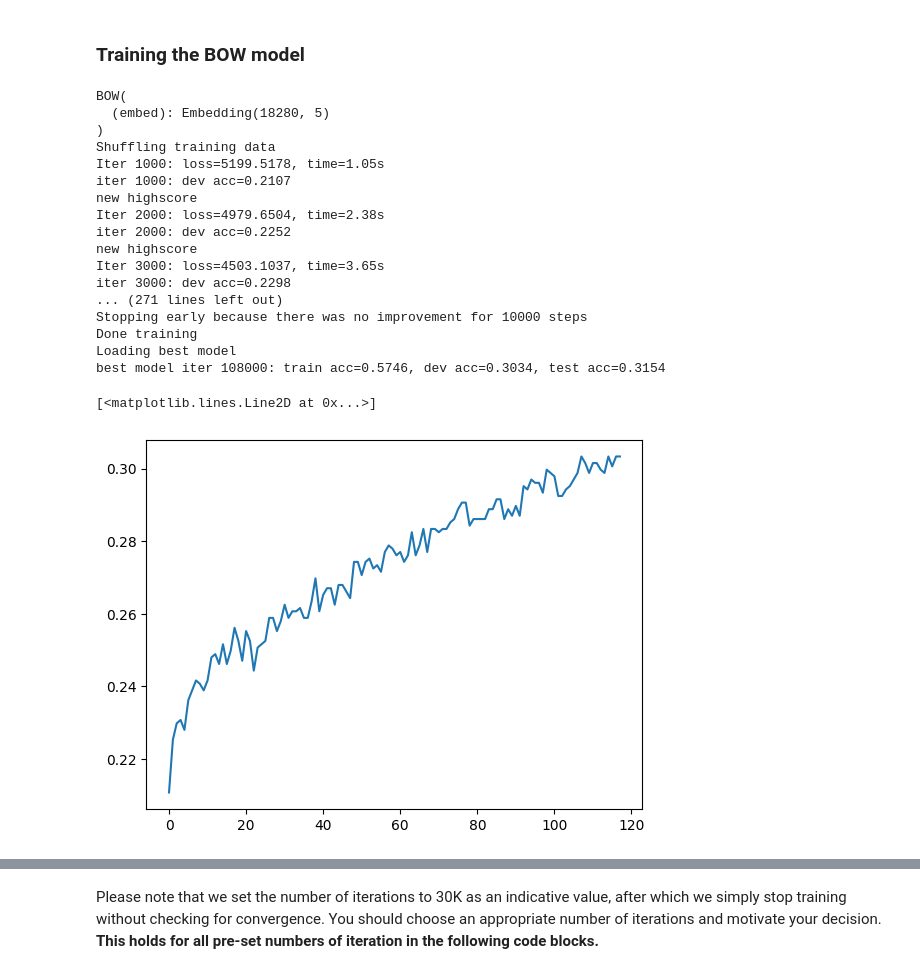
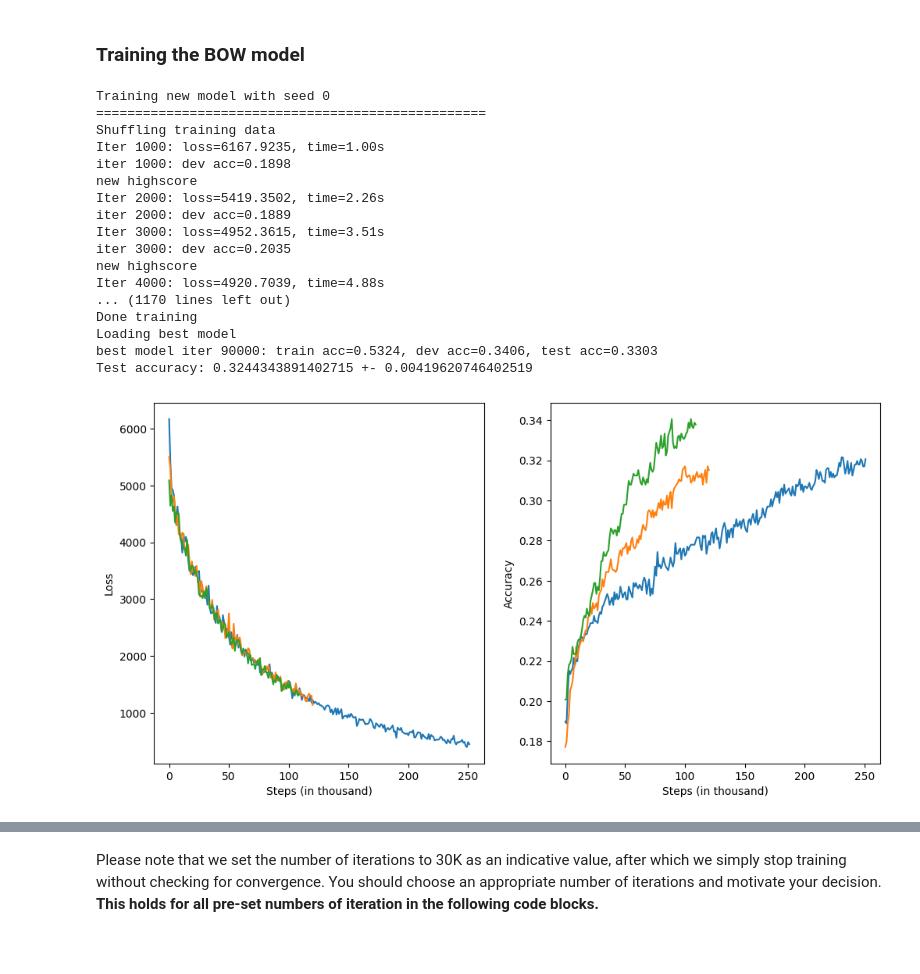
Before and after one commit to TomFrederik/nlp1_uva, a Jupyter notebook: lab_2/NLP1_2020_Practical_2_(student_version).ipynb, the cells around one changed output, grey strips where cells are left out. Drawn from its saved outputs; the diff is of its cells as text; code cells hidden in the pictures; blank space fills up the shorter version.

Commit message:
Implement multiple seeds and plotting

```diff
--- a/lab_2/NLP1_2020_Practical_2_(student_version).ipynb
+++ b/lab_2/NLP1_2020_Practical_2_(student_version).ipynb
@@ -640,36 +706,53 @@ def train_model(model, optimizer, num_iterations=10000,
 ### Training the BOW model
 # %%
 # If everything is in place we can now train our first model!
-bow_model = BOW(len(v.w2i), len(t2i), vocab=v)
-print(bow_model)
+#bow_model = BOW(len(v.w2i), len(t2i), vocab=v)
+#print(bow_model)
 
-bow_model = bow_model.to(device)
+#bow_model = bow_model.to(device)
 
-optimizer = optim.Adam(bow_model.parameters(), lr=0.0005)
-bow_losses, bow_accuracies = train_model(
-    bow_model, optimizer, num_iterations=0,
-    print_every=1000, eval_every=1000, patience=10)
+#optimizer = optim.Adam(bow_model.parameters(), lr=0.0005)
+bow_losses, bow_accuracies, best_accs = train_loop(
+    lambda: BOW(len(v.w2i), len(t2i), vocab=v).to(device),
+    lambda model: optim.Adam(model.parameters(), lr=0.0005),
+    num_iterations=0, print_every=1000, eval_every=1000, patience=20)
 # %% [output]
-BOW(
-  (embed): Embedding(18280, 5)
-)
+Training new model with seed 0
+==================================================
 Shuffling training data
-Iter 1000: loss=5199.5178, time=1.05s
-iter 1000: dev acc=0.2107
+Iter 1000: loss=6167.9235, time=1.00s
+iter 1000: dev acc=0.1898
 new highscore
-Iter 2000: loss=4979.6504, time=2.38s
-iter 2000: dev acc=0.2252
+Iter 2000: loss=5419.3502, time=2.26s
+iter 2000: dev acc=0.1889
+Iter 3000: loss=4952.3615, time=3.51s
+iter 3000: dev acc=0.2035
 new highscore
-Iter 3000: loss=4503.1037, time=3.65s
-iter 3000: dev acc=0.2298
-... (271 lines left out)
-Stopping early because there was no improvement for 10000 steps
+Iter 4000: loss=4920.7039, time=4.88s
+... (1170 lines left out)
 Done training
 Loading best model
-best model iter 108000: train acc=0.5746, dev acc=0.3034, test acc=0.3154
+best model iter 90000: train acc=0.5324, dev acc=0.3406, test acc=0.3303
+Test accuracy: 0.3244343891402715 +- 0.00419620746402519
+# %%
+def plot_results(losses, accuracies, filename=None):
+    plt.figure(figsize=(12, 6))
+    plt.subplot(1, 2, 1)
+    for run in losses:
+        plt.plot(run)
+    plt.xlabel("Steps (in thousand)")
+    plt.ylabel("Loss")
+    plt.subplot(1, 2, 2)
+    for run in accuracies:
+        plt.plot(run)
+    plt.xlabel("Steps (in thousand)")
+    plt.ylabel("Accuracy")
+
+    if filename is not None:
+        os.makedirs(os.path.dirname(filename), exist_ok=True)
+        plt.savefig(filename)
 # %%
 # This will plot the validation accuracies across time.
-plt.plot(bow_accuracies)
+plot_results(bow_losses, bow_accuracies, "fig/bow.pdf")
 # %% [output]
-[<matplotlib.lines.Line2D at 0x...>]
-[figure, old version]
+[figure, new version]
```
Also changed, not shown: parts of 12 cells of this notebook.
